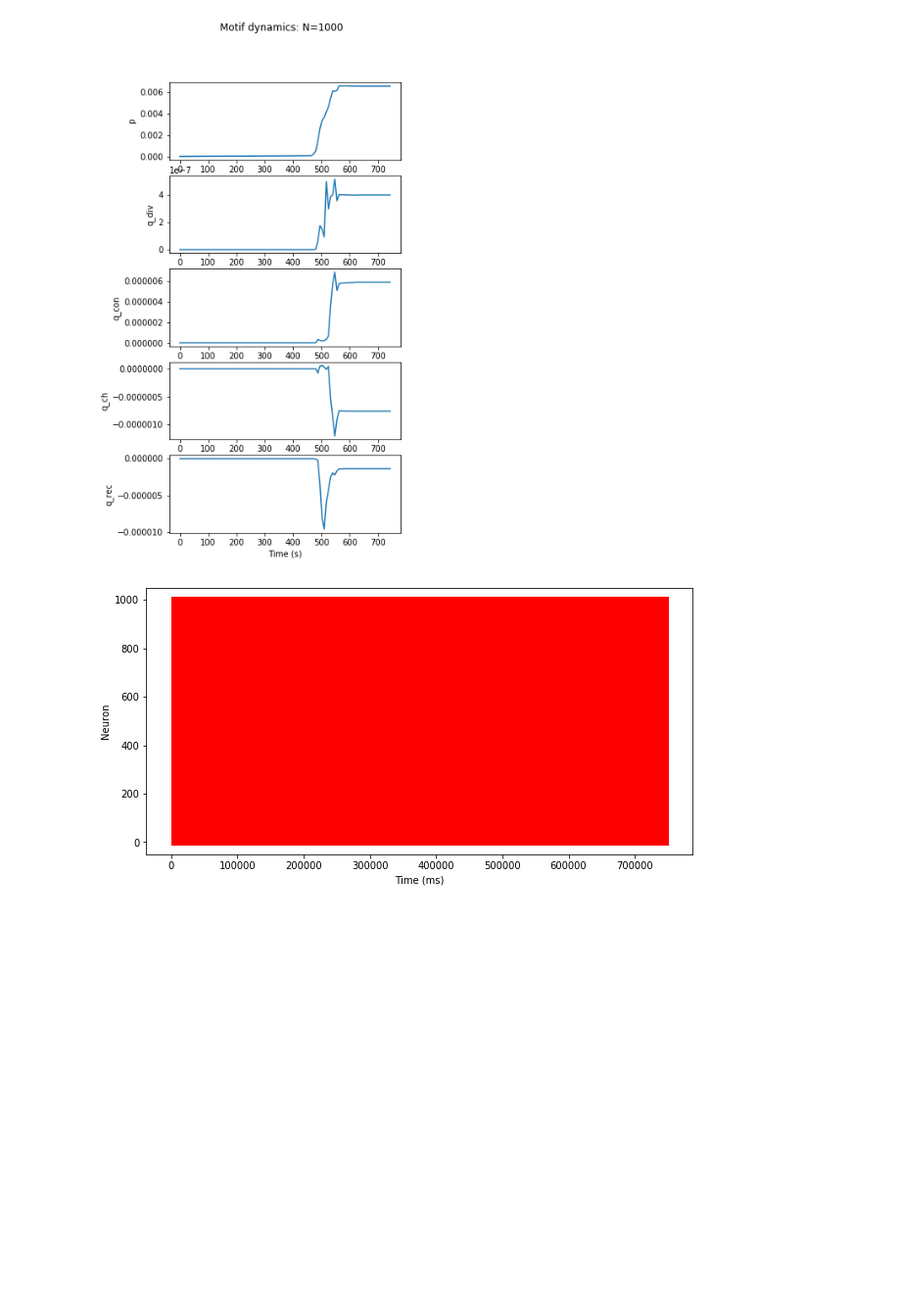
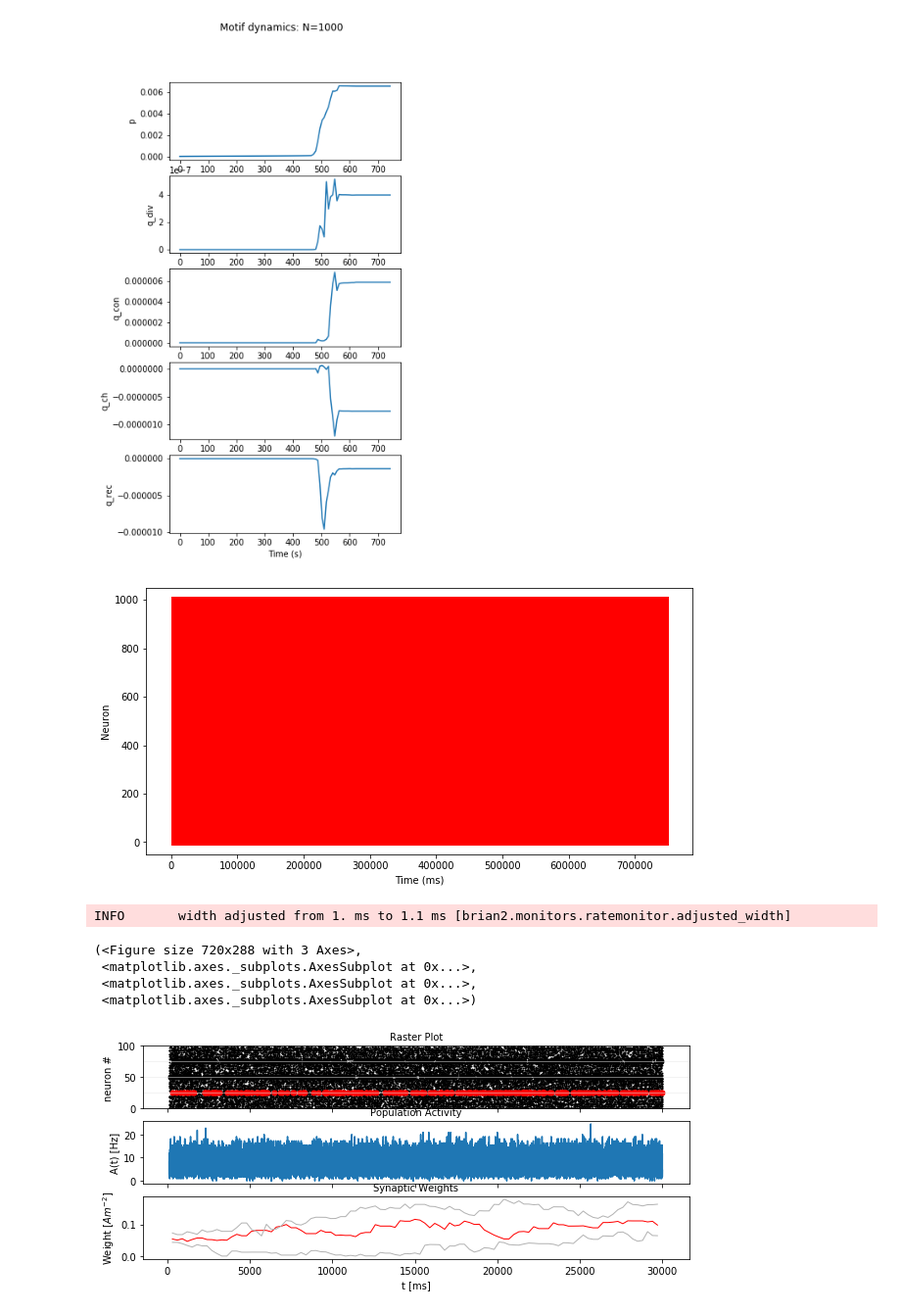
Before and after one commit to briardoty/ocker-stdp-motifs, a Jupyter notebook: brian2_playground.ipynb, the cells around one changed output. Shown at 98% size. Drawn from its saved outputs; the diff is of its cells as text; code cells hidden in the pictures; blank space fills up the shorter version.

Commit message:
visualization of network activity and weights

```diff
--- a/brian2_playground.ipynb
+++ b/brian2_playground.ipynb
@@ -12,6 +13,8 @@ import brian2.numpy_ as np
 # recreate the simulation used in Ocker 2015
 
 start_scope()
+
+prefs.codegen.target = 'numpy'
 
 # model parameters
 gL = .1 * msiemens * cm**-2 # leak conductance
@@ -100,6 +103,12 @@ synapses.w = w0
 sp_mon_exc = SpikeMonitor(G)
 w_mon = StateMonitor(synapses, 'w', record=range(num_synapses), dt=monitor_dt_ms * ms)
 
+# collect rate data of a subset of neurons:
+monitored_subset_size=100
+monitored_subset_size = min(monitored_subset_size, (N_network))
+idx_monitored_neurons = sample(range(N_network), monitored_subset_size)
+rate_monitor = PopulationRateMonitor(G)
+
 # initial voltage values
 for i in range(0, N_network):
     G[i].v = (np.random.normal(0, 1)*(vTh-vR)) #initial membrane potential for each neuron in neuron group
@@ -141,3 +150,12 @@ plot_motif_dynamics(w_mon, synapses, N_network, use_p0=False, save_fig=True)
 plot_spike_trains(sp_mon_exc)
 # %% [output]
 [figure]
+# %%
+plot_network_activity(rate_monitor, sp_mon_exc, w_mon, idx_monitored_neurons, t_min=100.*b2.ms)
+# %% [output]
+INFO       width adjusted from 1. ms to 1.1 ms [brian2.monitors.ratemonitor.adjusted_width]
+(<Figure size 720x288 with 3 Axes>,
+ <matplotlib.axes._subplots.AxesSubplot at 0x...>,
+ <matplotlib.axes._subplots.AxesSubplot at 0x...>,
+ <matplotlib.axes._subplots.AxesSubplot at 0x...>)
+[figure, added]
```
Also changed, not shown: parts of 1 cell of this notebook, 1 other file.
